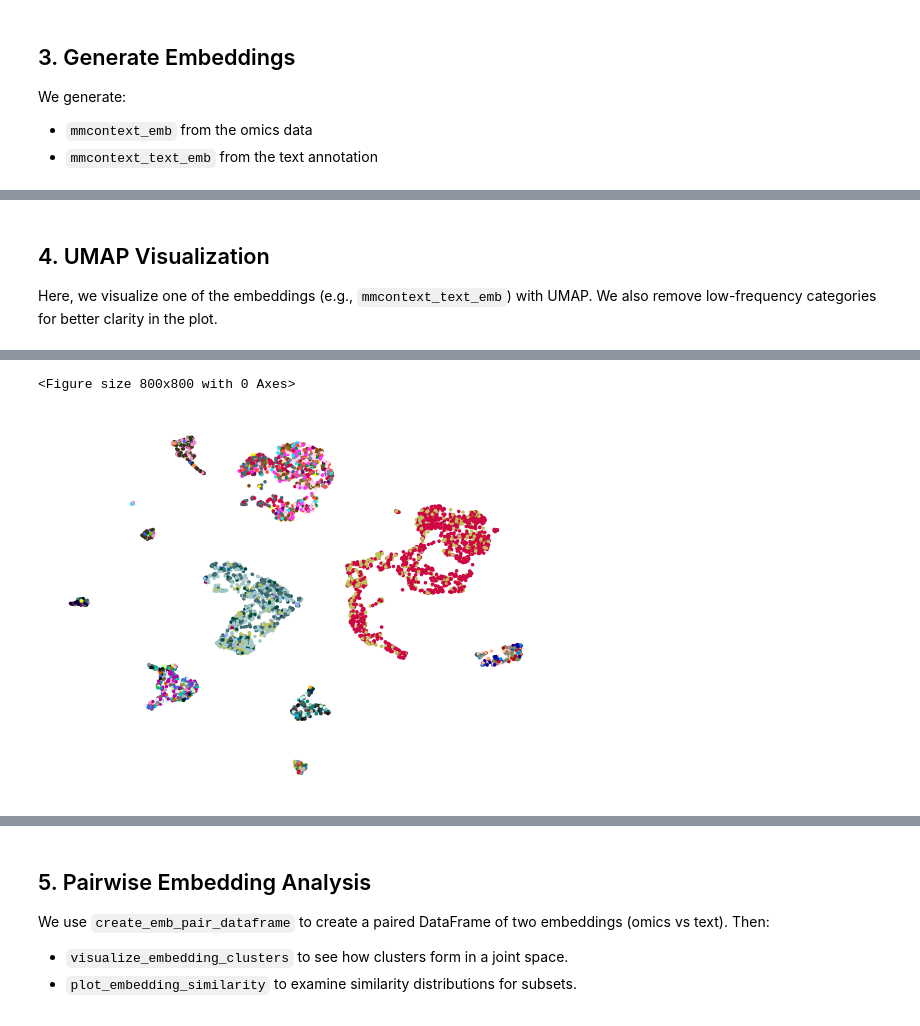
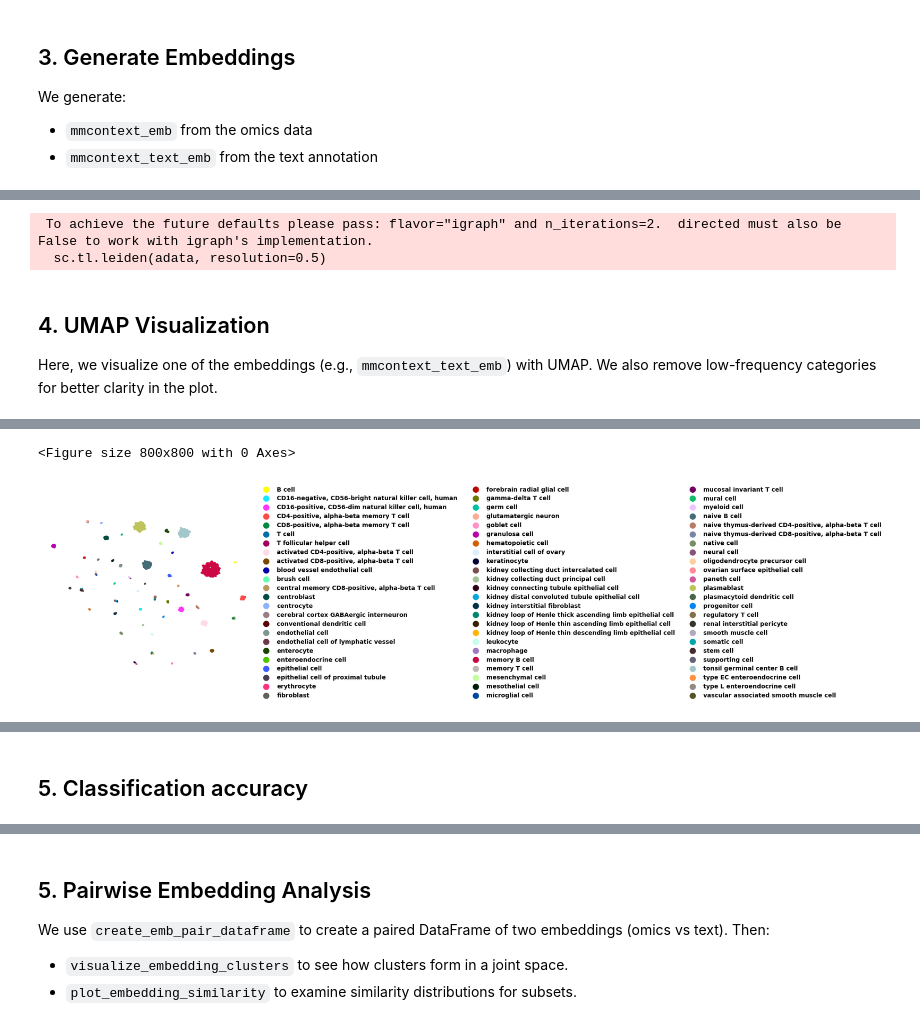
Before and after one commit to mengerj/mmcontext, a Jupyter notebook: exploratory/notebooks/eval_model.ipynb, the cells around one changed output, grey strips where cells are left out. Cells and saved outputs as stored; diff of their text form; code cells hidden in the pictures.

```diff
--- a/exploratory/notebooks/eval_model.ipynb
+++ b/exploratory/notebooks/eval_model.ipynb
@@ -45,7 +45,8 @@ SAVE_RESULTS = False  # Optionally toggle saving results
 SAVE_FIGURES = False  # Optionally toggle saving figures
 
 DATA_NAME = "cellxgene_35k"
-MODEL_NAME = f"jo-mengr/mmcontext_{DATA_NAME}_sample_tokens_fr_text"  # Example model name
+# MODEL_NAME = f"jo-mengr/mmcontext_{DATA_NAME}_sample_tokens_celltype"  # Example model name
+MODEL_NAME = "jo-mengr/cg_35k_constrative_loss_cell_type_NeuML_pubmedbert-base-embeddings"
 DATASET_NAME = "cellxgene_pseudo_bulk_35k_pairs_cell_type"  # Example dataset name
 
 # These keys can be adapted to your AnnData
@@ -176,6 +174,9 @@ emb_key = "X_pca"
 sc.pp.neighbors(adata, n_neighbors=30, use_rep=emb_key)
 sc.tl.leiden(adata, resolution=0.5)
 adata.obs[f"leiden_{emb_key}"] = adata.obs["leiden"]
+# %% [output]
+ To achieve the future defaults please pass: flavor="igraph" and n_iterations=2.  directed must also be False to work with igraph's implementation.
+  sc.tl.leiden(adata, resolution=0.5)
 # %%
 # get index of cells that are from blood and 10x 3' v2
 # index_met = adata.obs["cell_type"] == "neuron"
@@ -199,9 +200,9 @@ logger.info("Plotting UMAP...")
 plot_umap(
     adata_cut,
     color_key=color_key,
-    embedding_key="mmcontext_emb",
+    embedding_key="mmcontext_text_emb",
     title="",
-    legend_loc=None,
+    # legend_loc=,
     save_plot=False,
     save_format="svg",
     save_dir=".",
@@ -214,2 +215,2 @@ plot_umap(
 <Figure size 800x800 with 0 Axes>
-[figure, old version]
+[figure, new version]
@@ -216,0 +218,2 @@ plot_umap(
+# %% [markdown]
+## 5. Classification accuracy
```
Also changed, not shown: parts of 12 cells of this notebook.
